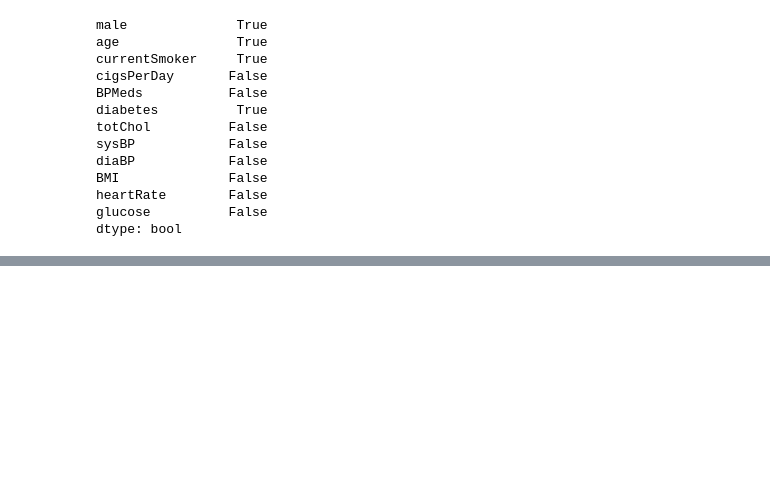
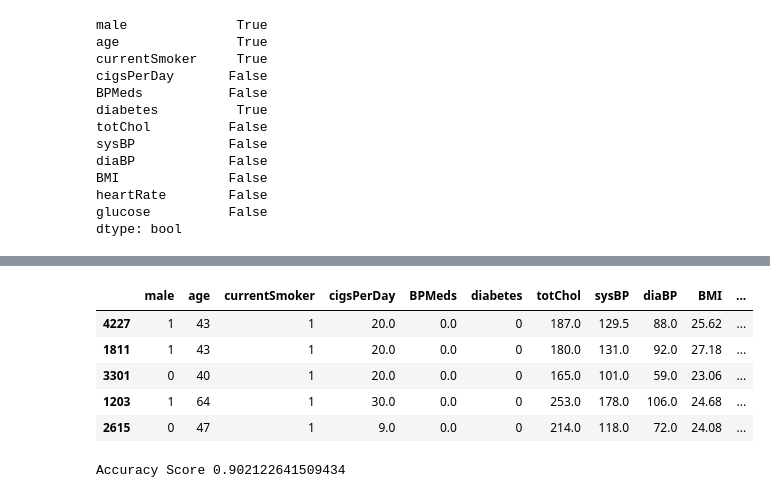
Before and after one commit to yersel500/hypertension_prediction, a Jupyter notebook: hypertension_prediction.ipynb, the cells around one changed output, grey strips where cells are left out. Cells and saved outputs as stored; diff of their text form; code cells hidden in the pictures; blank space fills up the shorter version.

```diff
--- a/hypertension_prediction.ipynb
+++ b/hypertension_prediction.ipynb
@@ -265,0 +257,9 @@ plot_mi_scores(mi_scores)
+# %%
+X_train.head()
+# %% [output]
+|  | male | age | currentSmoker | cigsPerDay | BPMeds | diabetes | totChol | sysBP | diaBP | BMI | ... |
+| 4227 | 1 | 43 | 1 | 20.0 | 0.0 | 0 | 187.0 | 129.5 | 88.0 | 25.62 | ... |
+| 1811 | 1 | 43 | 1 | 20.0 | 0.0 | 0 | 180.0 | 131.0 | 92.0 | 27.18 | ... |
+| 3301 | 0 | 40 | 1 | 20.0 | 0.0 | 0 | 165.0 | 101.0 | 59.0 | 23.06 | ... |
+| 1203 | 1 | 64 | 1 | 30.0 | 0.0 | 0 | 253.0 | 178.0 | 106.0 | 24.68 | ... |
+| 2615 | 0 | 47 | 1 | 9.0 | 0.0 | 0 | 214.0 | 118.0 | 72.0 | 24.08 | ... |
@@ -265,0 +272,39 @@ plot_mi_scores(mi_scores)
+# %%
+#Preprocessing numerical data
+numerical_transformer = Pipeline(steps=[
+    ('imputer', SimpleImputer(strategy='constant')),
+    ('scaler', StandardScaler())
+])
+
+
+# Preprocessing categorical data
+categorical_transformer = SimpleImputer(strategy='most_frequent')
+
+#Bundle preprocessing for numerical an categorical data
+preprocessor = ColumnTransformer(
+    transformers=[
+        ('num', numerical_transformer, numerical_cols),
+        ('cat', categorical_transformer, categorical_cols)
+    ])
+
+# Now we will use RandomForestClassifier
+# Select the model
+random_forest_model = RandomForestClassifier(n_estimators=100, random_state=1)
+
+#Bundle preprocessing and modeling code in a pipeline
+clf = Pipeline(steps=[('preprocessor', preprocessor),
+                     ('model', random_forest_model)
+                     ])
+
+X_train_1 = X_train.drop(['glucose'], axis=1, inplace=False)
+X_valid_1 = X_valid.drop(['glucose'], axis=1, inplace=False)
+
+#Train the model
+clf.fit(X_train_1, y_train)
+
+# Preprocessing of validation data
+preds = clf.predict(X_valid_1)
+
+print('Accuracy Score', accuracy_score(y_valid, preds))
+# %% [output]
+Accuracy Score 0.902122641509434
```
Also changed, not shown: parts of 7 cells of this notebook.
